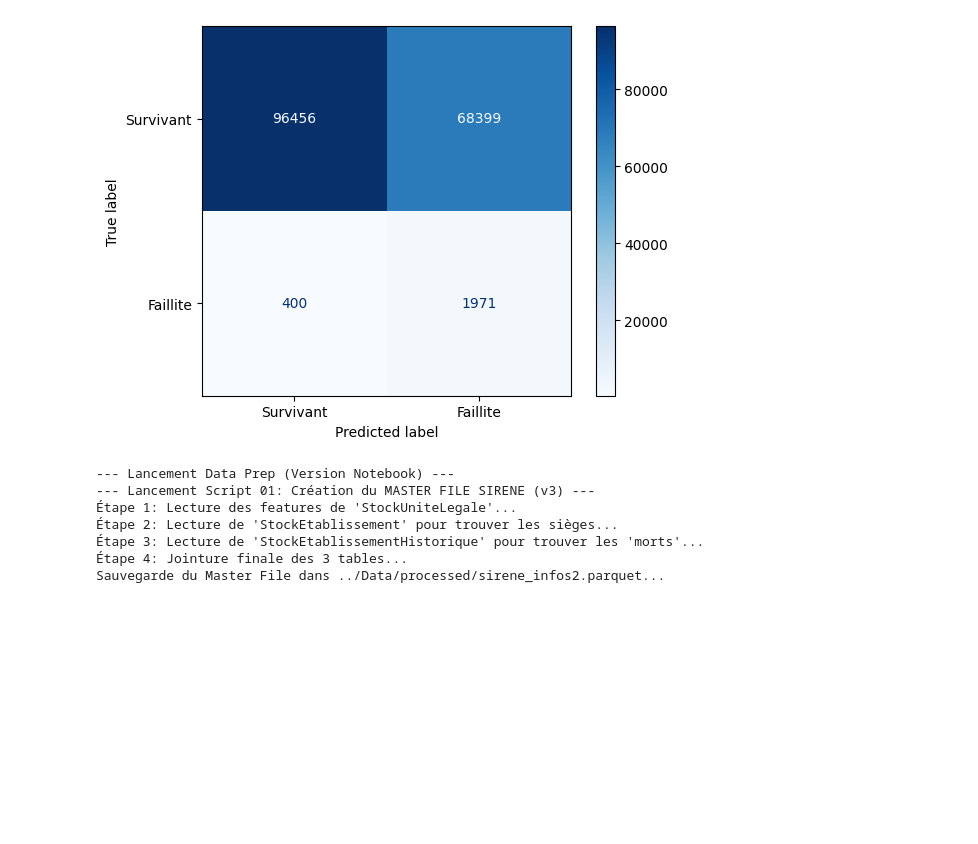
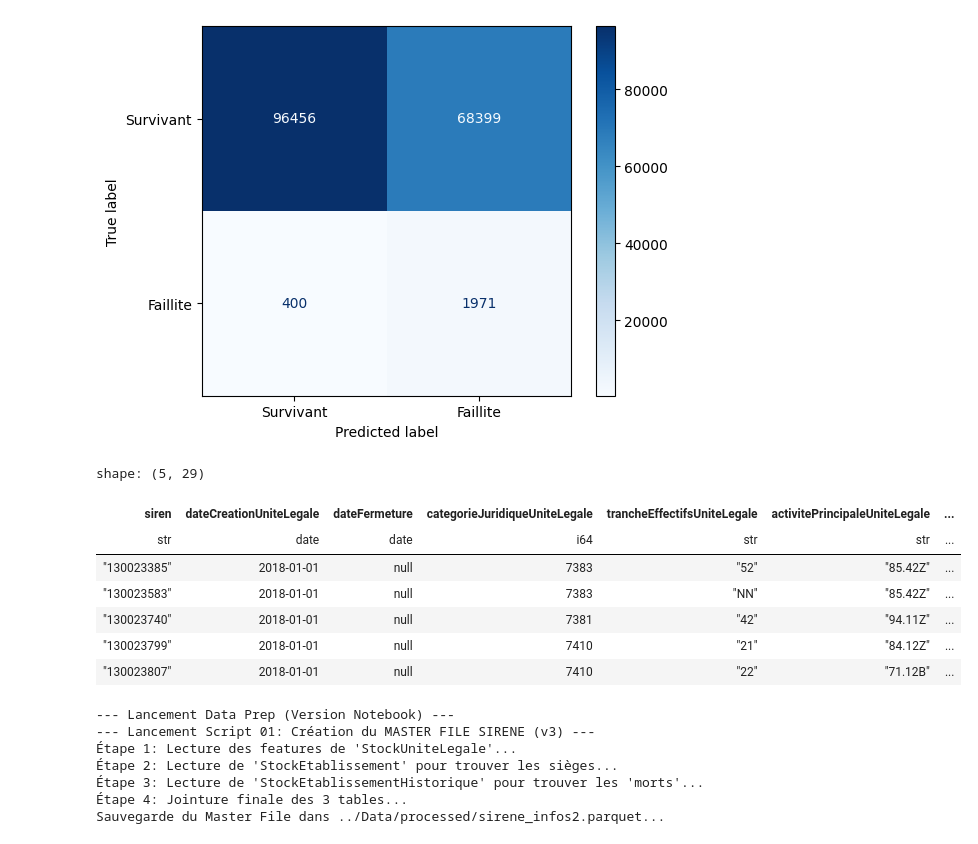
Before and after one commit to ugozchi/AS_Supervised_Learning, a Jupyter notebook: Archives/V0/Notebooks/02_Modeling_A_Demographic.ipynb, the cells around one changed output. Drawn from its saved outputs; the diff is of its cells as text; code cells hidden in the pictures; blank space fills up the shorter version.

```diff
--- a/Archives/V0/Notebooks/02_Modeling_A_Demographic.ipynb
+++ b/Archives/V0/Notebooks/02_Modeling_A_Demographic.ipynb
@@ -272,6 +272,17 @@ Survivant (0)       1.00      0.59      0.74    164855
 ---
 Matrice de Confusion (Baseline):
 [figure]
+# %%
+df_final_ml.head()
+# %% [output]
+shape: (5, 29)
+| siren | dateCreationUniteLegale | dateFermeture | categorieJuridiqueUniteLegale | trancheEffectifsUniteLegale | activitePrincipaleUniteLegale | ... |
+| str | date | date | i64 | str | str | ... |
+| "130023385" | 2018-01-01 | null | 7383 | "52" | "85.42Z" | ... |
+| "130023583" | 2018-01-01 | null | 7383 | "NN" | "85.42Z" | ... |
+| "130023740" | 2018-01-01 | null | 7381 | "42" | "94.11Z" | ... |
+| "130023799" | 2018-01-01 | null | 7410 | "21" | "84.12Z" | ... |
+| "130023807" | 2018-01-01 | null | 7410 | "22" | "71.12B" | ... |
 # %%
 import polars as pl
 import sys
```
Also changed, not shown: 1 other file.
